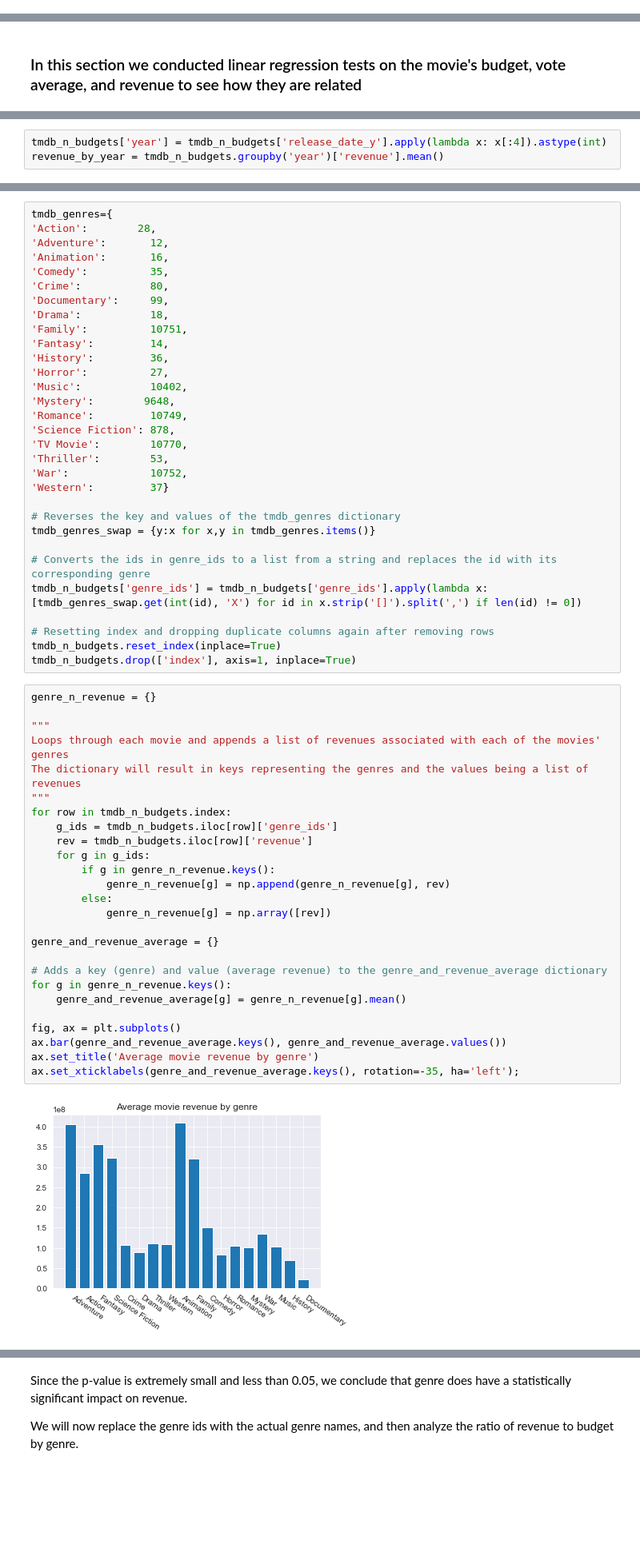
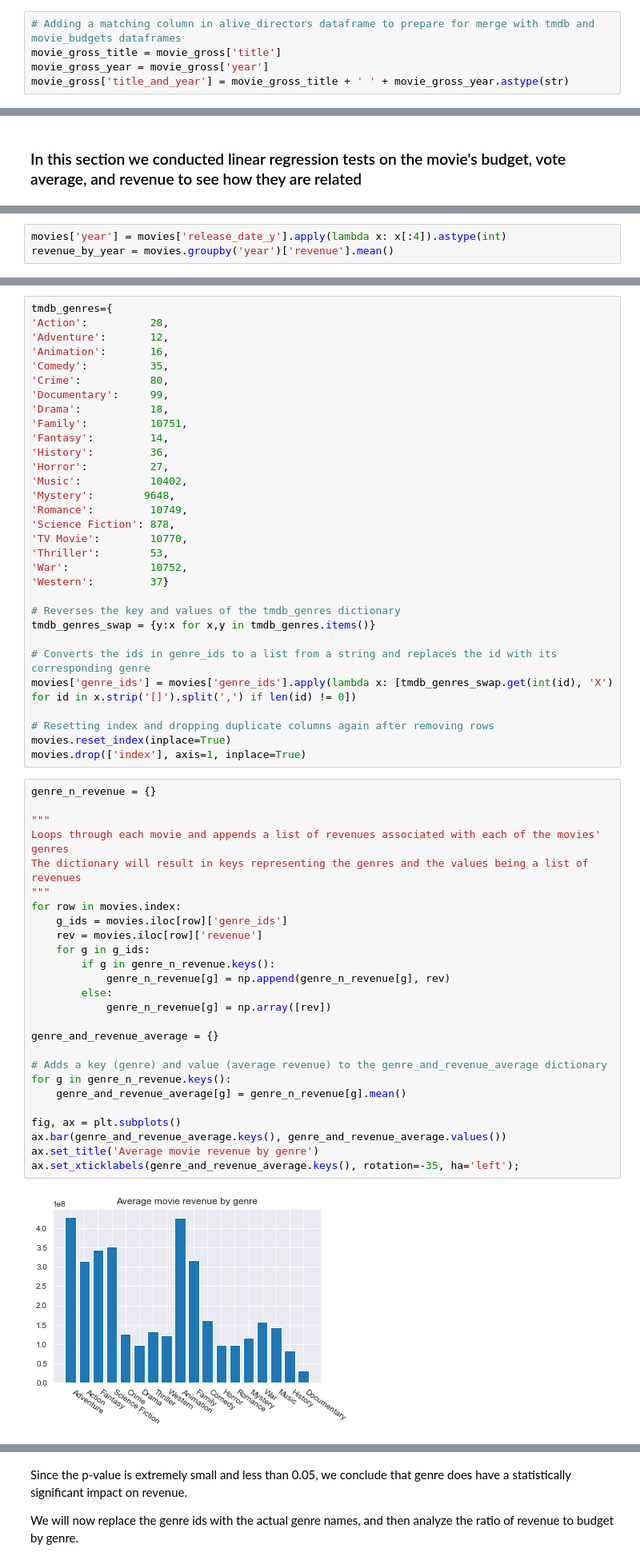
Before and after one commit to xuqc01/Movie-Data-Analysis, a Jupyter notebook: movie-data-analysis.ipynb, the cells around one changed output, grey strips where cells are left out. Shown at 80% size. Saved outputs shown, nothing was run; the diff lists cells and outputs as text; blank space fills up the shorter version.

```diff
--- a/movie-data-analysis.ipynb
+++ b/movie-data-analysis.ipynb
@@ -85,0 +88,5 @@ alive_directors['title_and_year'] = alive_directors_title + ' ' + alive_director
+# %%
+# Adding a matching column in alive_directors dataframe to prepare for merge with tmdb and movie_budgets dataframes
+movie_gross_title = movie_gross['title']
+movie_gross_year = movie_gross['year']
+movie_gross['title_and_year'] = movie_gross_title + ' ' + movie_gross_year.astype(str)
@@ -199,8 +229,8 @@ ax.set_title('Top 10 Most Common Studios');
 # %% [output]
 [figure]
 # %%
-tmdb_n_budgets['year'] = tmdb_n_budgets['release_date_y'].apply(lambda x: x[:4]).astype(int)
-revenue_by_year = tmdb_n_budgets.groupby('year')['revenue'].mean()
+movies['year'] = movies['release_date_y'].apply(lambda x: x[:4]).astype(int)
+revenue_by_year = movies.groupby('year')['revenue'].mean()
 # %%
 X = revenue_by_year.index
 y = revenue_by_year.values
@@ -248,6 +262,6 @@ tmdb_n_budgets.tail()
 # %%
 tmdb_genres={
-'Action':        28,
+'Action':          28,
 'Adventure':       12,
 'Animation':       16,
 'Comedy':          35,
@@ -271,39 +285,39 @@ tmdb_genres={
 tmdb_genres_swap = {y:x for x,y in tmdb_genres.items()}
 
 # Converts the ids in genre_ids to a list from a string and replaces the id with its corresponding genre
-tmdb_n_budgets['genre_ids'] = tmdb_n_budgets['genre_ids'].apply(lambda x: [tmdb_genres_swap.get(int(id), 'X') for id in x.strip('[]').split(',') if len(id) != 0])
+movies['genre_ids'] = movies['genre_ids'].apply(lambda x: [tmdb_genres_swap.get(int(id), 'X') for id in x.strip('[]').split(',') if len(id) != 0])
 
 # Resetting index and dropping duplicate columns again after removing rows
-tmdb_n_budgets.reset_index(inplace=True)
-tmdb_n_budgets.drop(['index'], axis=1, inplace=True)
+movies.reset_index(inplace=True)
+movies.drop(['index'], axis=1, inplace=True)
 # %%
 genre_n_revenue = {}
 
 """
 Loops through each movie and appends a list of revenues associated with each of the movies' genres
 The dictionary will result in keys representing the genres and the values being a list of revenues
 """
-for row in tmdb_n_budgets.index:
-    g_ids = tmdb_n_budgets.iloc[row]['genre_ids']
-    rev = tmdb_n_budgets.iloc[row]['revenue']
+for row in movies.index:
+    g_ids = movies.iloc[row]['genre_ids']
+    rev = movies.iloc[row]['revenue']
     for g in g_ids:
         if g in genre_n_revenue.keys():
             genre_n_revenue[g] = np.append(genre_n_revenue[g], rev)
         else:
             genre_n_revenue[g] = np.array([rev])
 
 genre_and_revenue_average = {}
 
 # Adds a key (genre) and value (average revenue) to the genre_and_revenue_average dictionary
 for g in genre_n_revenue.keys():
     genre_and_revenue_average[g] = genre_n_revenue[g].mean()
 
 fig, ax = plt.subplots()
 ax.bar(genre_and_revenue_average.keys(), genre_and_revenue_average.values())
 ax.set_title('Average movie revenue by genre')
 ax.set_xticklabels(genre_and_revenue_average.keys(), rotation=-35, ha='left');
 # %% [output]
-[figure, old version]
+[figure, new version]
 # %%
 # Checking to see if genre has a statistically significant impact on revenue
 stats.f_oneway(*genre_n_revenue.values())
```
Also changed, not shown: parts of 15 cells of this notebook.
